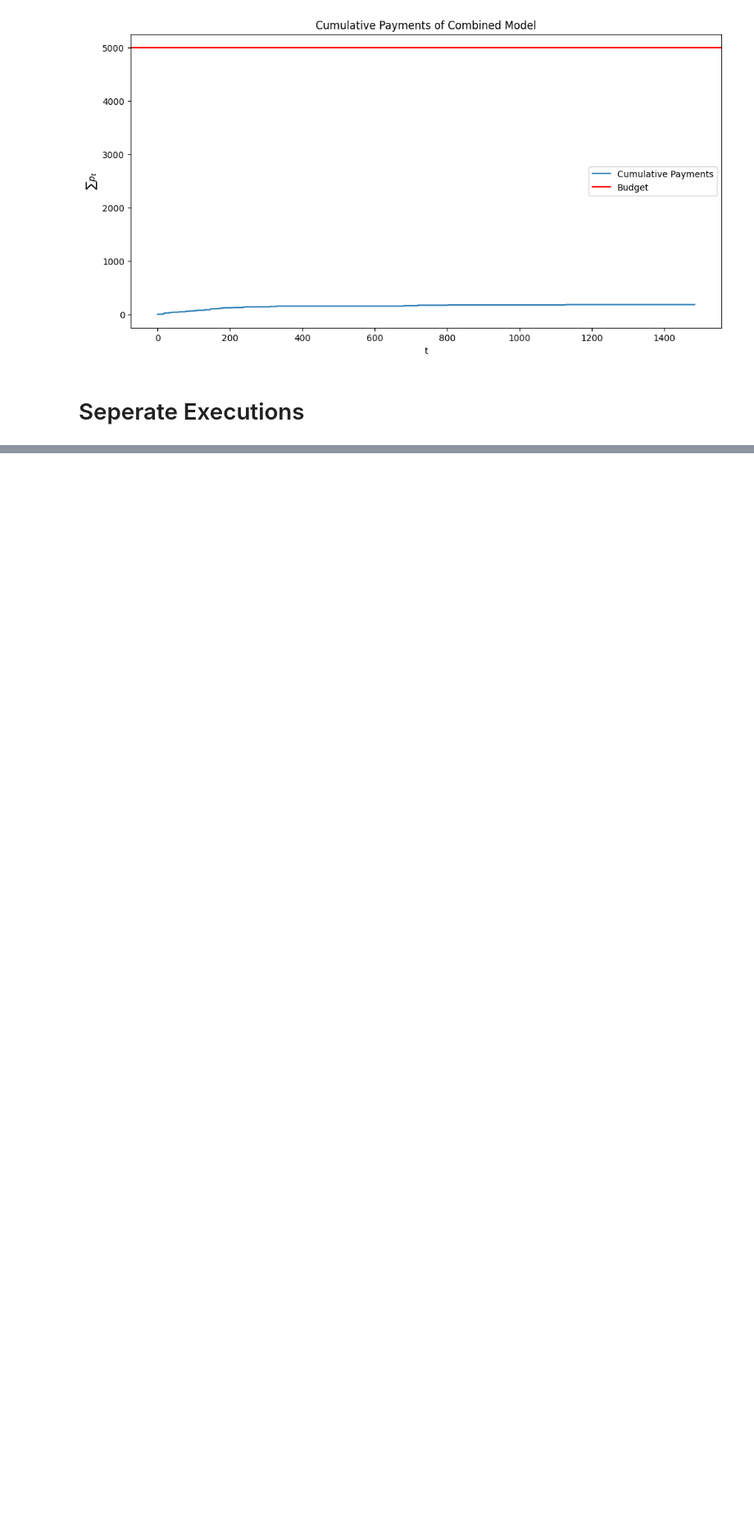
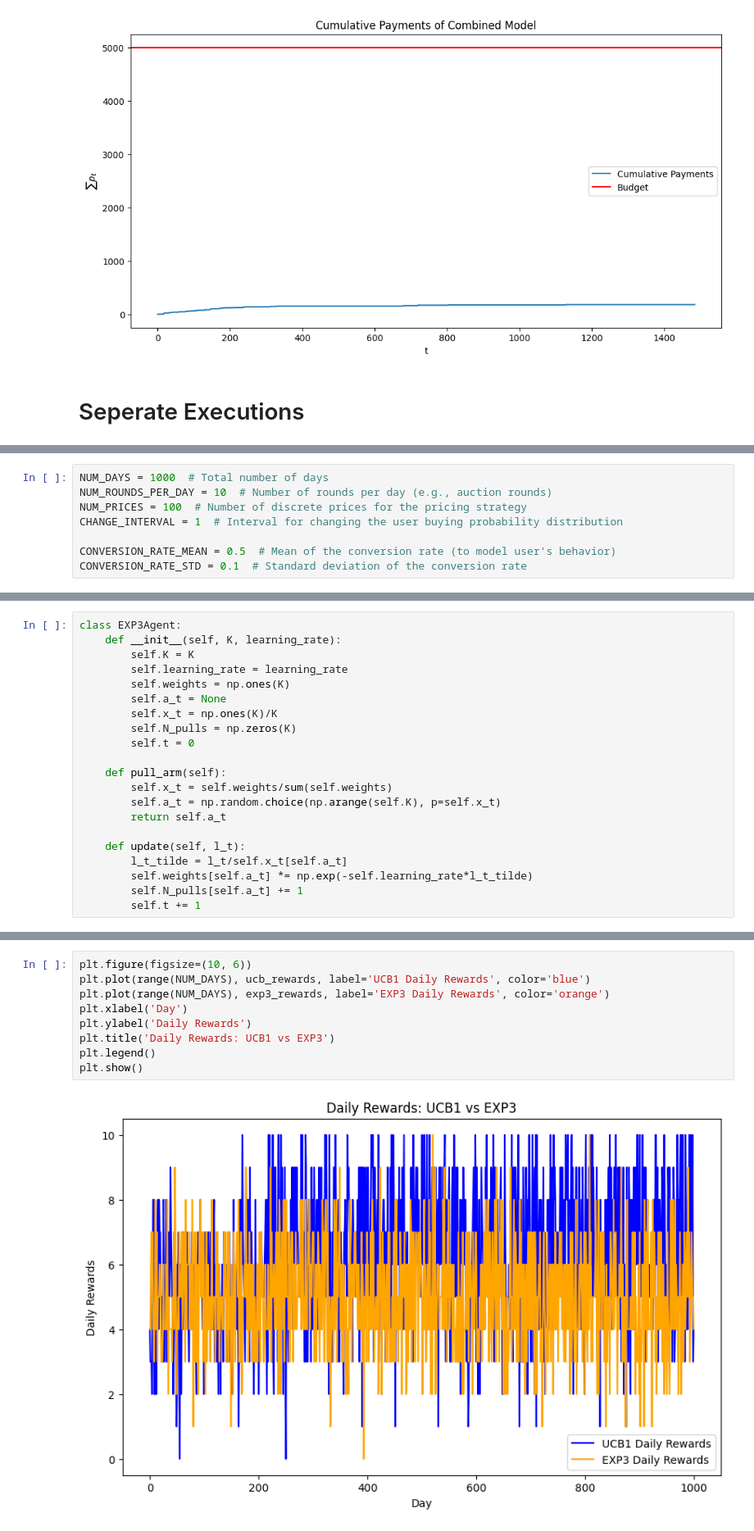
Before and after one commit to claudioarione/OnlineLearningApplications, a Jupyter notebook: requirement_2.ipynb, the cells around one changed output, grey strips where cells are left out. Shown: that part at 82% size. Saved outputs shown, nothing was run; the diff lists cells and outputs as text; blank space fills up the shorter version.

```diff
--- a/requirement_2.ipynb
+++ b/requirement_2.ipynb
@@ -457,0 +279,8 @@ Day 3365,
+# %%
+NUM_DAYS = 1000  # Total number of days
+NUM_ROUNDS_PER_DAY = 10  # Number of rounds per day (e.g., auction rounds)
+NUM_PRICES = 100  # Number of discrete prices for the pricing strategy
+CHANGE_INTERVAL = 1  # Interval for changing the user buying probability distribution
+
+CONVERSION_RATE_MEAN = 0.5  # Mean of the conversion rate (to model user's behavior)
+CONVERSION_RATE_STD = 0.1  # Standard deviation of the conversion rate
@@ -457,0 +332,21 @@ Day 3365,
+# %%
+class EXP3Agent:
+    def __init__(self, K, learning_rate):
+        self.K = K
+        self.learning_rate = learning_rate
+        self.weights = np.ones(K)
+        self.a_t = None
+        self.x_t = np.ones(K)/K
+        self.N_pulls = np.zeros(K)
+        self.t = 0
+
+    def pull_arm(self):
+        self.x_t = self.weights/sum(self.weights)
+        self.a_t = np.random.choice(np.arange(self.K), p=self.x_t)
+        return self.a_t
+
+    def update(self, l_t):
+        l_t_tilde = l_t/self.x_t[self.a_t]
+        self.weights[self.a_t] *= np.exp(-self.learning_rate*l_t_tilde)
+        self.N_pulls[self.a_t] += 1
+        self.t += 1
@@ -457,0 +408,11 @@ Day 3365,
+# %%
+plt.figure(figsize=(10, 6))
+plt.plot(range(NUM_DAYS), ucb_rewards, label='UCB1 Daily Rewards', color='blue')
+plt.plot(range(NUM_DAYS), exp3_rewards, label='EXP3 Daily Rewards', color='orange')
+plt.xlabel('Day')
+plt.ylabel('Daily Rewards')
+plt.title('Daily Rewards: UCB1 vs EXP3')
+plt.legend()
+plt.show()
+# %% [output]
+[figure, added]
```
Also changed, not shown: parts of 10 cells of this notebook.
